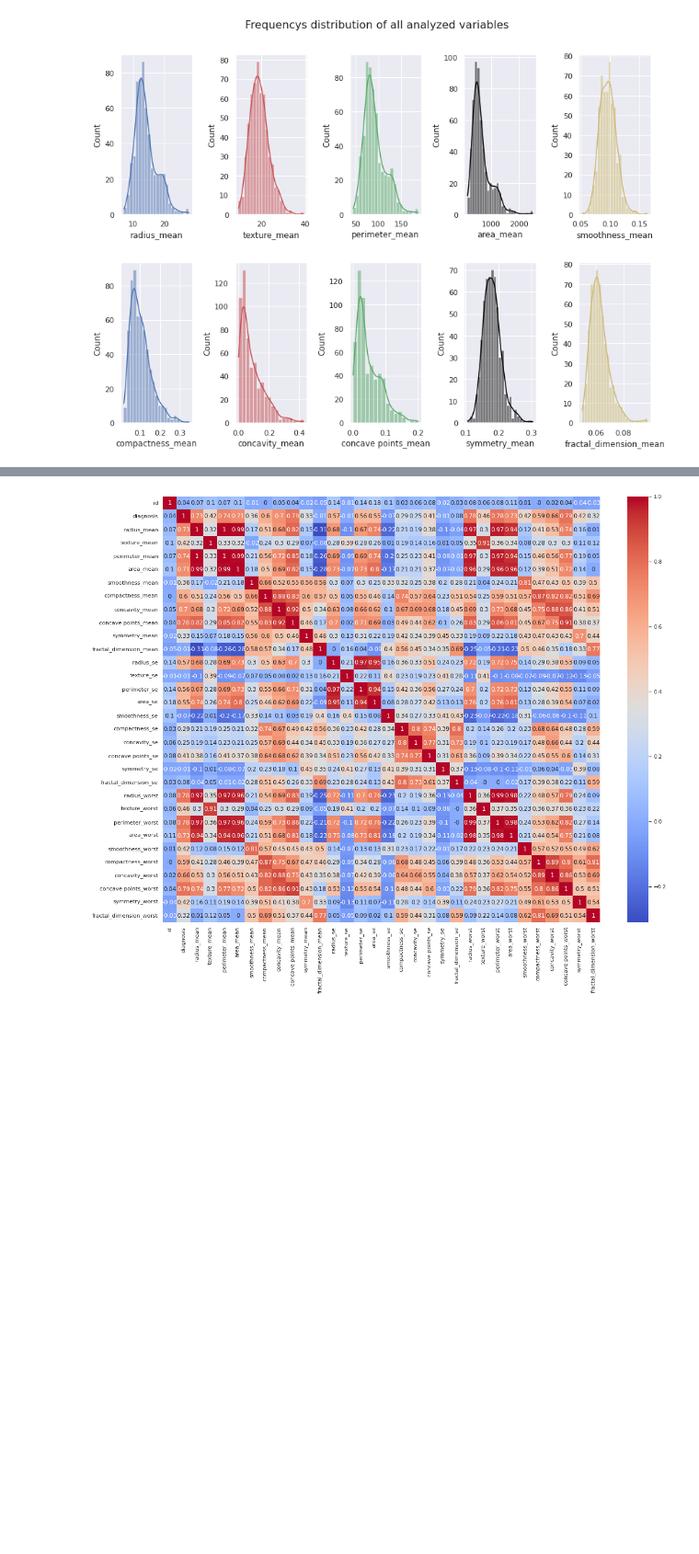
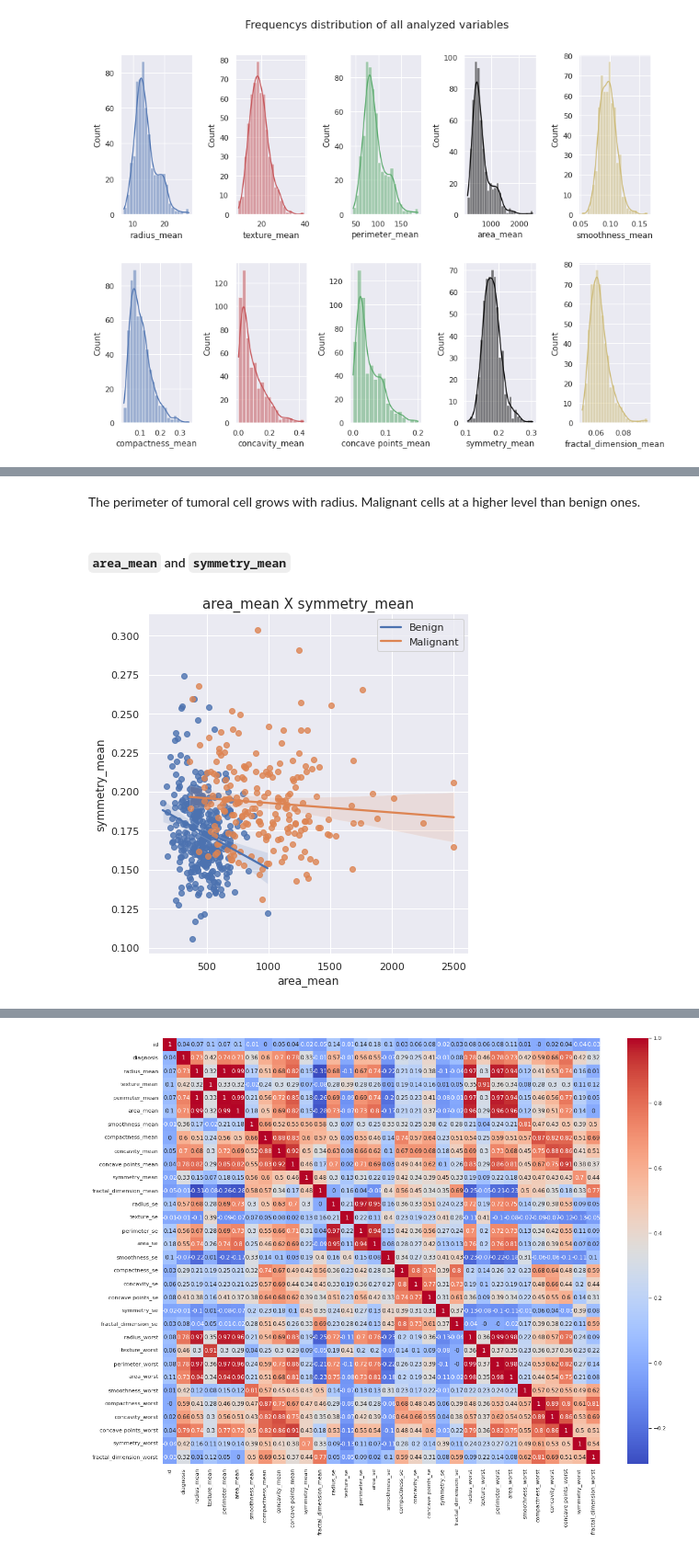
Before and after one commit to DamodaraBarbosa/machine_learning_studies, a Jupyter notebook: Breast_Cancer_Prediction.ipynb, the cells around one changed output, grey strips where cells are left out. Shown at 92% size. Cells and saved outputs as stored; diff of their text form; code cells hidden in the pictures; blank space fills up the shorter version.

```diff
--- a/Breast_Cancer_Prediction.ipynb
+++ b/Breast_Cancer_Prediction.ipynb
@@ -549,0 +551,11 @@ data['diagnosis'] = data['diagnosis'].map({'B': 0, 'M': 1})
+# %% [markdown]
+The perimeter of tumoral cell grows with radius. Malignant cells at a higher level than benign ones.
+# %% [markdown]
+#### `area_mean` and `symmetry_mean`
+# %%
+sns.lmplot(data= data, x= 'area_mean', y= 'symmetry_mean', hue= 'diagnosis', height= 6, legend= False)
+plt.title('area_mean X symmetry_mean', fontsize= 15)
+plt.legend(['Benign', 'Malignant'])
+plt.show()
+# %% [output]
+[figure, added]
```
Also changed, not shown: parts of 18 cells of this notebook.
